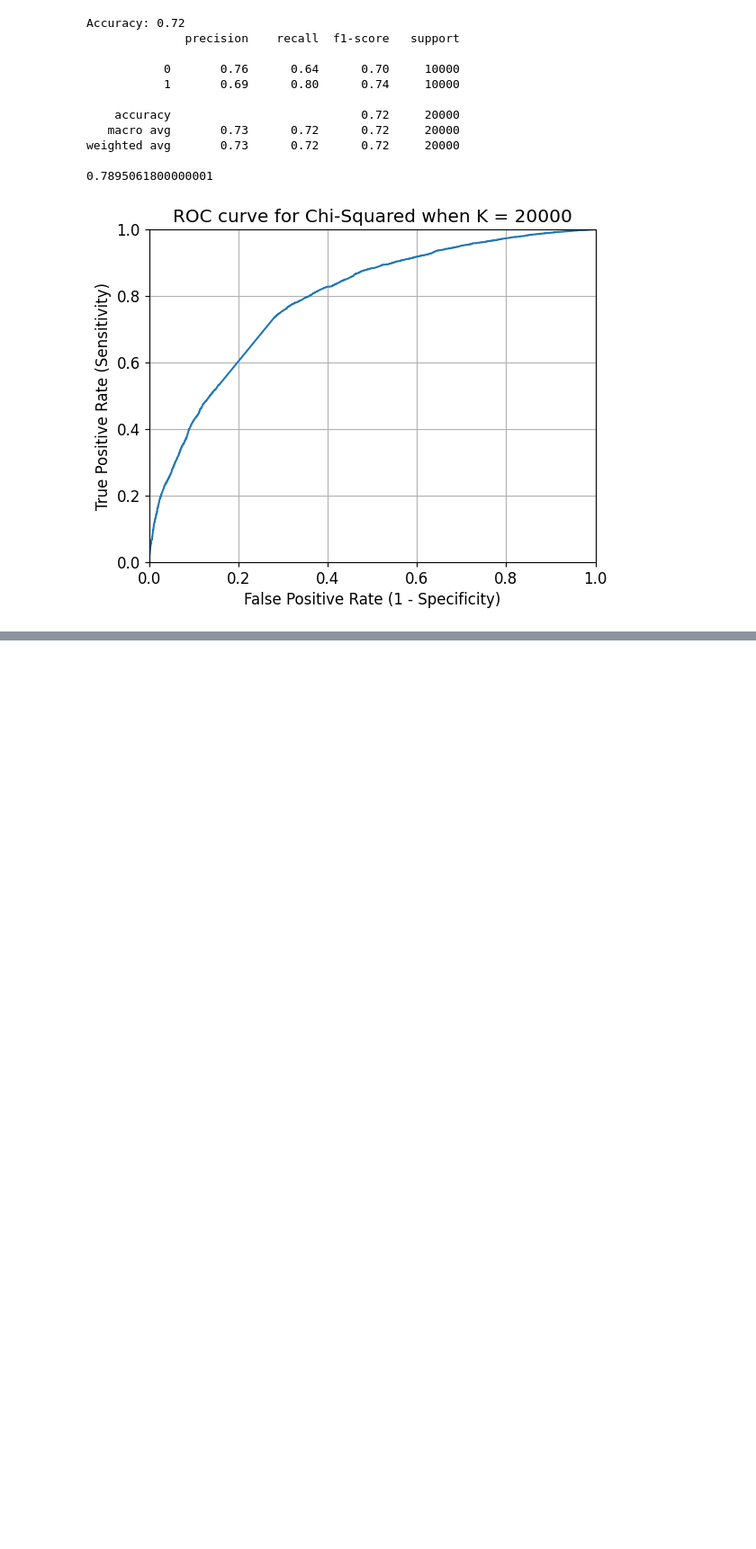
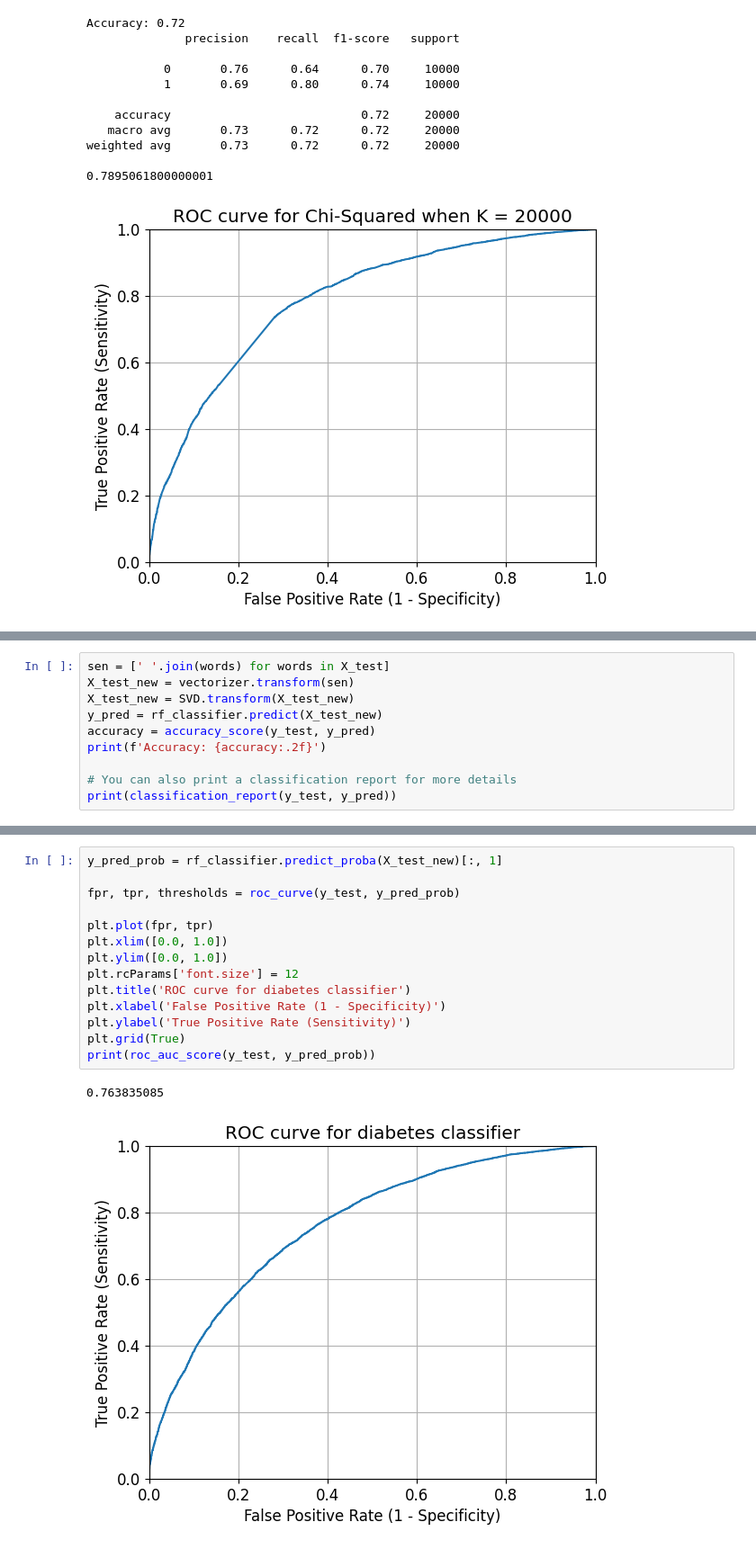
Before and after one commit to henry167b/IT1244-Project, a Jupyter notebook: Models/random forest baseline.ipynb, the cells around one changed output, grey strips where cells are left out. Shown: that part at 90% size. Drawn from its saved outputs; the diff is of its cells as text; blank space fills up the shorter version.

```diff
--- a/Models/random forest baseline.ipynb
+++ b/Models/random forest baseline.ipynb
@@ -299,0 +329,10 @@ weighted avg       0.73      0.72      0.72     20000
+# %%
+sen = [' '.join(words) for words in X_test]
+X_test_new = vectorizer.transform(sen)
+X_test_new = SVD.transform(X_test_new)
+y_pred = rf_classifier.predict(X_test_new)
+accuracy = accuracy_score(y_test, y_pred)
+print(f'Accuracy: {accuracy:.2f}')
+
+# You can also print a classification report for more details
+print(classification_report(y_test, y_pred))
@@ -299,0 +349,17 @@ weighted avg       0.73      0.72      0.72     20000
+# %%
+y_pred_prob = rf_classifier.predict_proba(X_test_new)[:, 1]
+
+fpr, tpr, thresholds = roc_curve(y_test, y_pred_prob)
+
+plt.plot(fpr, tpr)
+plt.xlim([0.0, 1.0])
+plt.ylim([0.0, 1.0])
+plt.rcParams['font.size'] = 12
+plt.title('ROC curve for diabetes classifier')
+plt.xlabel('False Positive Rate (1 - Specificity)')
+plt.ylabel('True Positive Rate (Sensitivity)')
+plt.grid(True)
+print(roc_auc_score(y_test, y_pred_prob))
+# %% [output]
+0.763835085
+[figure, added]
```
Also changed, not shown: parts of 7 cells of this notebook.
